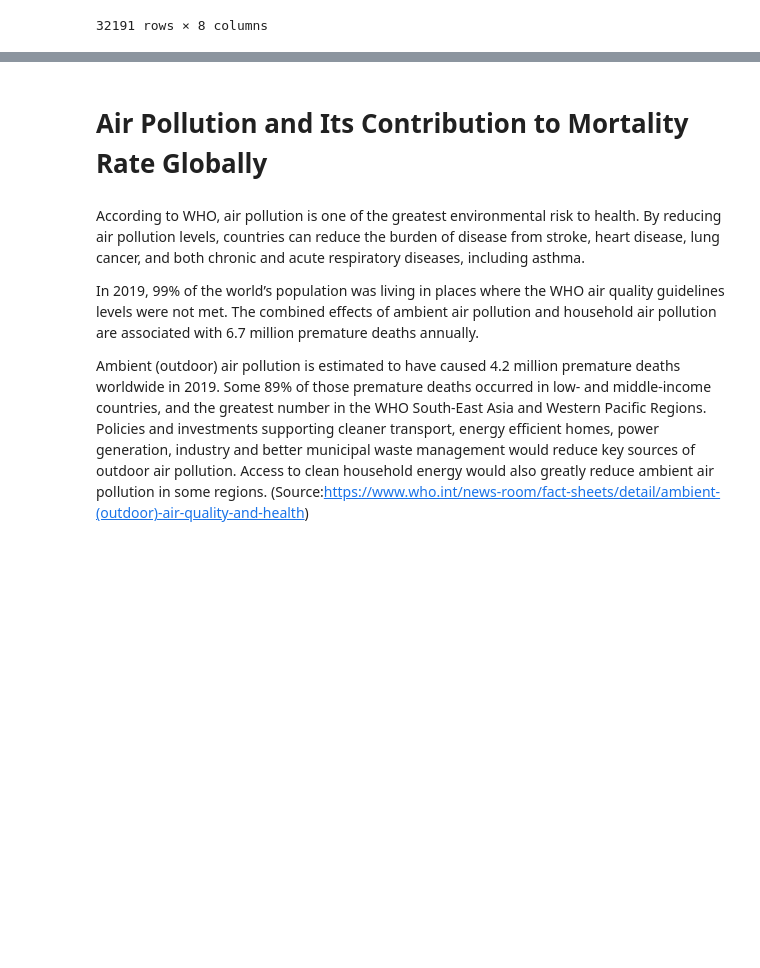
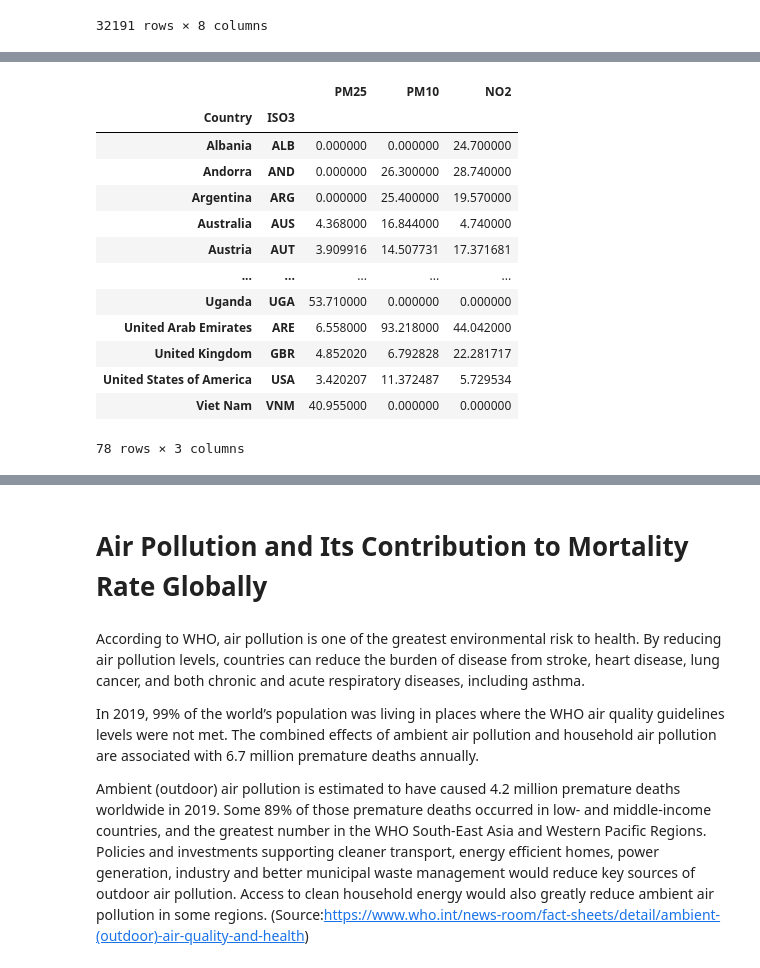
Before and after one commit to sameenshahzad/Project-3_Group-13, a Jupyter notebook: AQ_Data_ETL.ipynb, the cells around one changed output, grey strips where cells are left out. Saved outputs shown, nothing was run; the diff lists cells and outputs as text; code cells hidden in the pictures; blank space fills up the shorter version.

```diff
--- a/AQ_Data_ETL.ipynb
+++ b/AQ_Data_ETL.ipynb
@@ -514,0 +430,19 @@ means2019_by_country
+# %%
+df_2017 = df[df['Measurement Year'] == 2017][['Country','ISO3', 'PM25', 'PM10', 'NO2']]
+means2017_by_country = df_2017.groupby(['Country', 'ISO3']).mean()
+means2017_by_country
+# %% [output]
+|  |  | PM25 | PM10 | NO2 |
+| Country | ISO3 |  |  |  |
+| Albania | ALB | 0.000000 | 0.000000 | 24.700000 |
+| Andorra | AND | 0.000000 | 26.300000 | 28.740000 |
+| Argentina | ARG | 0.000000 | 25.400000 | 19.570000 |
+| Australia | AUS | 4.368000 | 16.844000 | 4.740000 |
+| Austria | AUT | 3.909916 | 14.507731 | 17.371681 |
+| ... | ... | ... | ... | ... |
+| Uganda | UGA | 53.710000 | 0.000000 | 0.000000 |
+| United Arab Emirates | ARE | 6.558000 | 93.218000 | 44.042000 |
+| United Kingdom | GBR | 4.852020 | 6.792828 | 22.281717 |
+| United States of America | USA | 3.420207 | 11.372487 | 5.729534 |
+| Viet Nam | VNM | 40.955000 | 0.000000 | 0.000000 |
+78 rows × 3 columns
```
Also changed, not shown: parts of 35 cells of this notebook, 7 other files.
